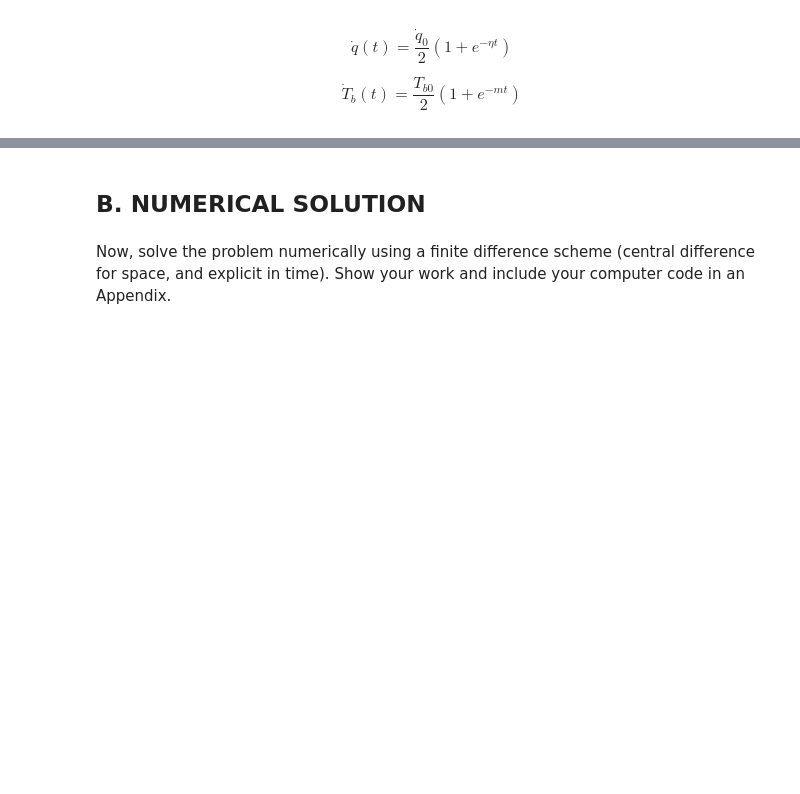
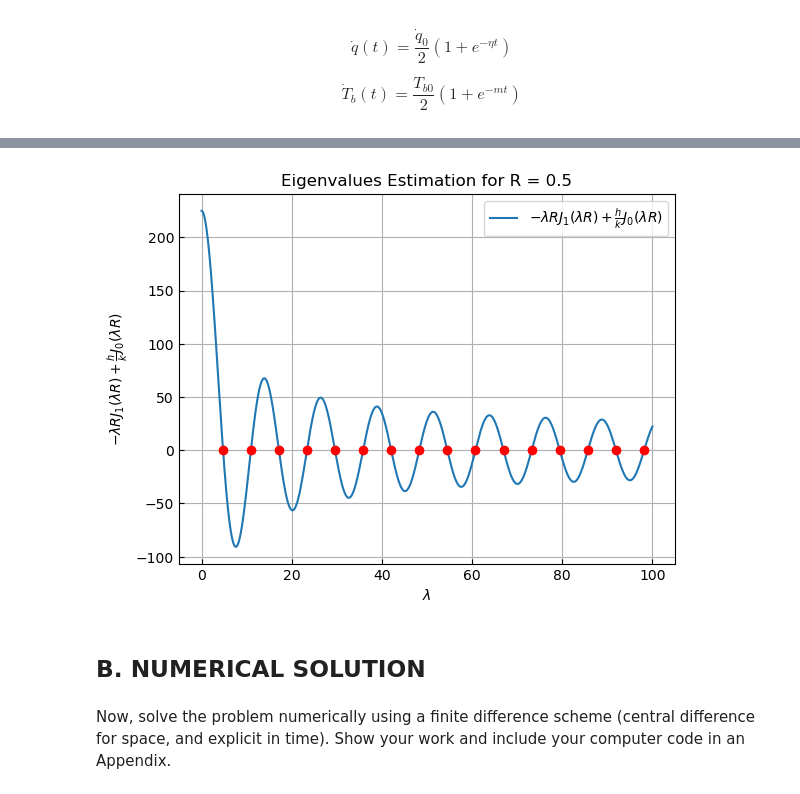
Before and after one commit to kkazuma19/HW501, a Jupyter notebook: CP2.ipynb, the cells around one changed output, grey strips where cells are left out. Cells and saved outputs as stored; diff of their text form; code cells hidden in the pictures; blank space fills up the shorter version.

```diff
--- a/CP2.ipynb
+++ b/CP2.ipynb
@@ -127,0 +198,65 @@ $$
+# %%
+'''
+Find the eigenvalues of the Bessel function
+'''
+# -\lambda J_{1}(\lambda * R) + h/k * J_{0}(\lambda * R) = 0
+from scipy.special import jv
+import numpy as np
+from scipy.optimize import brentq
+
+# Define constants
+R = 0.5  # radius of fuel [cm]
+k = 0.02  # thermal conductivity of fuel [W/cm-K]
+h = 4.5  # convection coefficient [W/cm^2-K]
+
+
+# Define the function whose roots we want to find
+def func(lambda_val, R):
+    return -lambda_val * jv(1, lambda_val * R) + h/k * jv(0, lambda_val * R)
+
+'''
+Please adjust lambda_max
+'''
+lambda_max = 100
+
+lambda_vals = np.linspace(0, lambda_max, 10000)  # Adjust range and density as needed
+func_values = [func(val, R) for val in lambda_vals]
+
+bracket_intervals = []
+for i in range(1, len(func_values)):
+    if func_values[i-1] * func_values[i] < 0:
+        bracket_intervals.append((lambda_vals[i-1], lambda_vals[i]))
+
+# Find the roots using the brackets obtained
+eigenvalues = []
+for bracket in bracket_intervals:
+    try:
+        root = brentq(func, bracket[0], bracket[1], args=(R))
+        eigenvalues.append(root)
+    except ValueError:
+        pass
+
+# Ensure uniqueness and sort eigenvalues
+eigenvalues = sorted(set(eigenvalues))
+
+'''
+If you want to get n th order eivenvalues,
+eivenvalues[0:n]
+'''
+#print(eigenvalues[0:5])
+
+# Print the eigenvalues and number of roots
+print("The eigenvalues are:")
+for i, lambda_val in enumerate(eigenvalues):
+    print(f"order = {i} λ = {lambda_val:.5f}")
+
+# Plot the function to visualize the roots
+plt.plot(lambda_vals, func_values, label=r'$-\lambda R J_1(\lambda R) + \frac{h}{k} J_0(\lambda R)$')
+plt.plot(eigenvalues, [0]*len(eigenvalues), 'ro')  # Roots
+plt.legend()
+plt.xlabel(r'$\lambda$')
+plt.ylabel(r'$-\lambda R J_1(\lambda R) + \frac{h}{k} J_0(\lambda R)$')
+plt.title('Eigenvalues Estimation for R = ' + str(R))
+plt.grid(True)
+plt.show()
+# %% [output]
@@ -128,3 +280,4 @@ $$
+[figure, added]
 # %% [markdown]
 ## B. NUMERICAL SOLUTION
 # %% [markdown]
```
Also changed, not shown: parts of 11 cells of this notebook.
